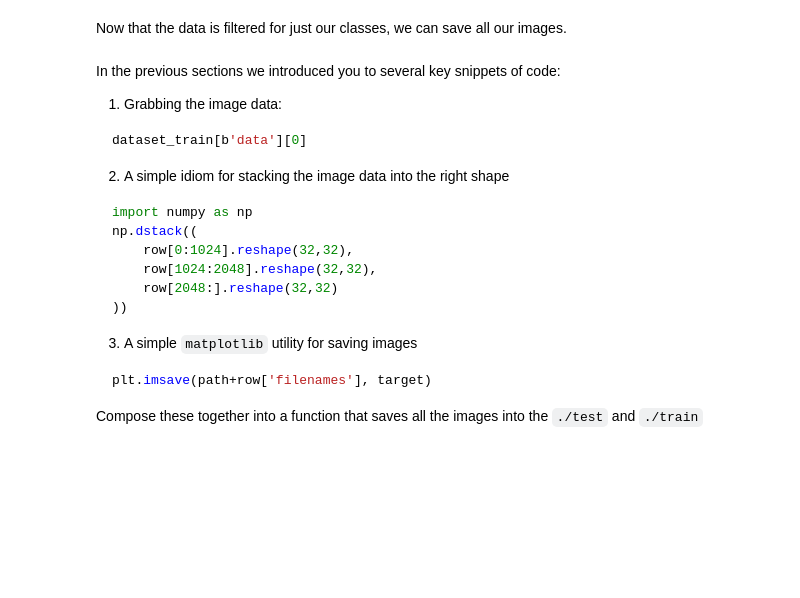
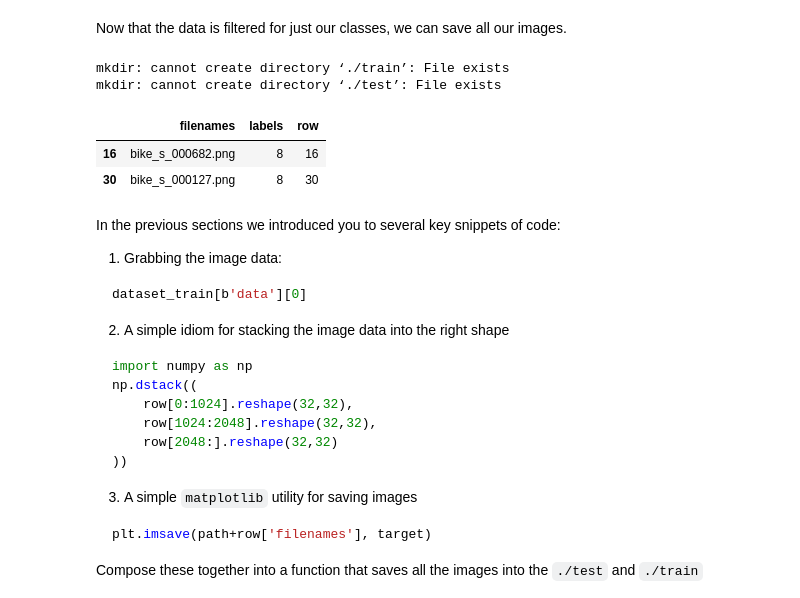
Before and after one commit to DevikaLak/udacity-nd009t-C2-Developing-ML-Workflow, a Jupyter notebook: project/starter.ipynb, the cells around one changed output. Drawn from its saved outputs; the diff is of its cells as text; code cells hidden in the pictures; blank space fills up the shorter version.

```diff
--- a/project/starter.ipynb
+++ b/project/starter.ipynb
@@ -242,6 +242,14 @@ Now that the data is filtered for just our classes, we can save all our images.
 # %%
 !mkdir ./train
 !mkdir ./test
+
+df_train.head(2)
+# %% [output]
+mkdir: cannot create directory ‘./train’: File exists
+mkdir: cannot create directory ‘./test’: File exists
+|  | filenames | labels | row |
+| 16 | bike_s_000682.png | 8 | 16 |
+| 30 | bike_s_000127.png | 8 | 30 |
 # %% [markdown]
 In the previous sections we introduced you to several key snippets of code:
 
```
Also changed, not shown: parts of 6 cells of this notebook.
